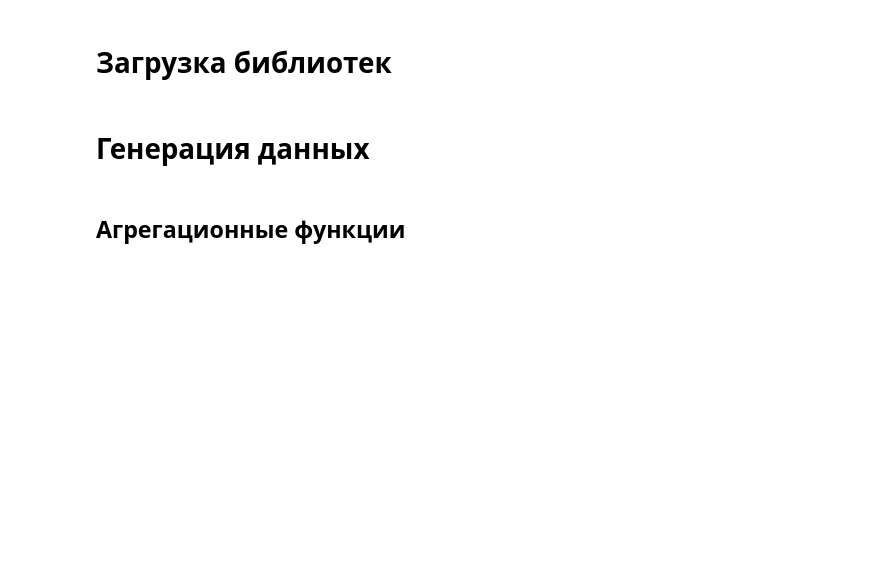
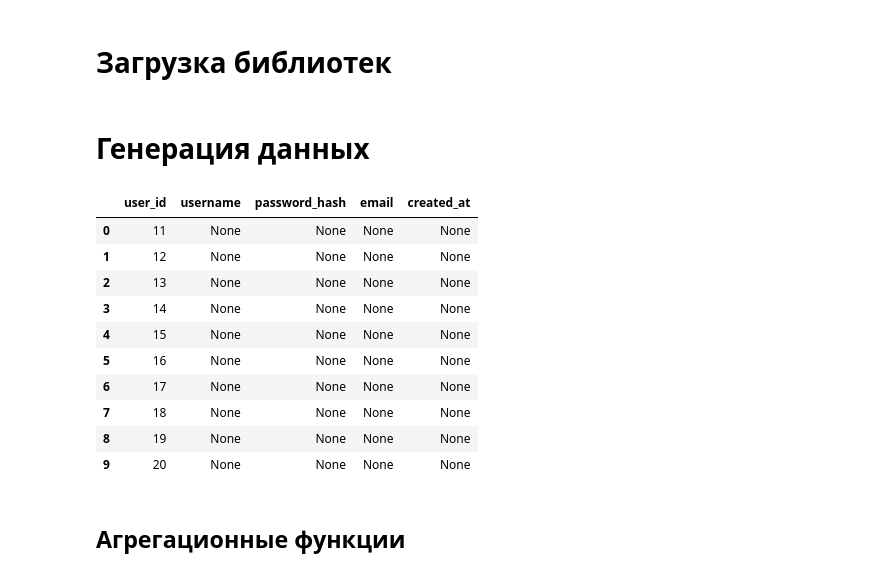
Before and after one commit to Krashper/data_engineer_Solarev_Ruslan, a Jupyter notebook: app/main.ipynb, the cells around one changed output. Cells and saved outputs as stored; diff of their text form; code cells hidden in the pictures; blank space fills up the shorter version.

```diff
--- a/app/main.ipynb
+++ b/app/main.ipynb
@@ -13,9 +13,25 @@ from typing import List, Tuple
 # %% [markdown]
 # Генерация данных
 # %%
-conn = psycopg2.connect(dbname="Farpost", user="postgres", password="86754231qaZ", host="localhost", port="5434")
+conn = psycopg2.connect(dbname="Farpost", user="postgres", password="86754231qaZ", host="localhost", port="5432")
 # %%
 conn.close()
+# %%
+users = pd.read_sql('SELECT * FROM "Users" WHERE username is NULL', conn)
+
+users
+# %% [output]
+|  | user_id | username | password_hash | email | created_at |
+| 0 | 11 | None | None | None | None |
+| 1 | 12 | None | None | None | None |
+| 2 | 13 | None | None | None | None |
+| 3 | 14 | None | None | None | None |
+| 4 | 15 | None | None | None | None |
+| 5 | 16 | None | None | None | None |
+| 6 | 17 | None | None | None | None |
+| 7 | 18 | None | None | None | None |
+| 8 | 19 | None | None | None | None |
+| 9 | 20 | None | None | None | None |
 # %%
 def insert_users(users: List[Tuple]):
     try:
```
Also changed, not shown: 3 other files.
